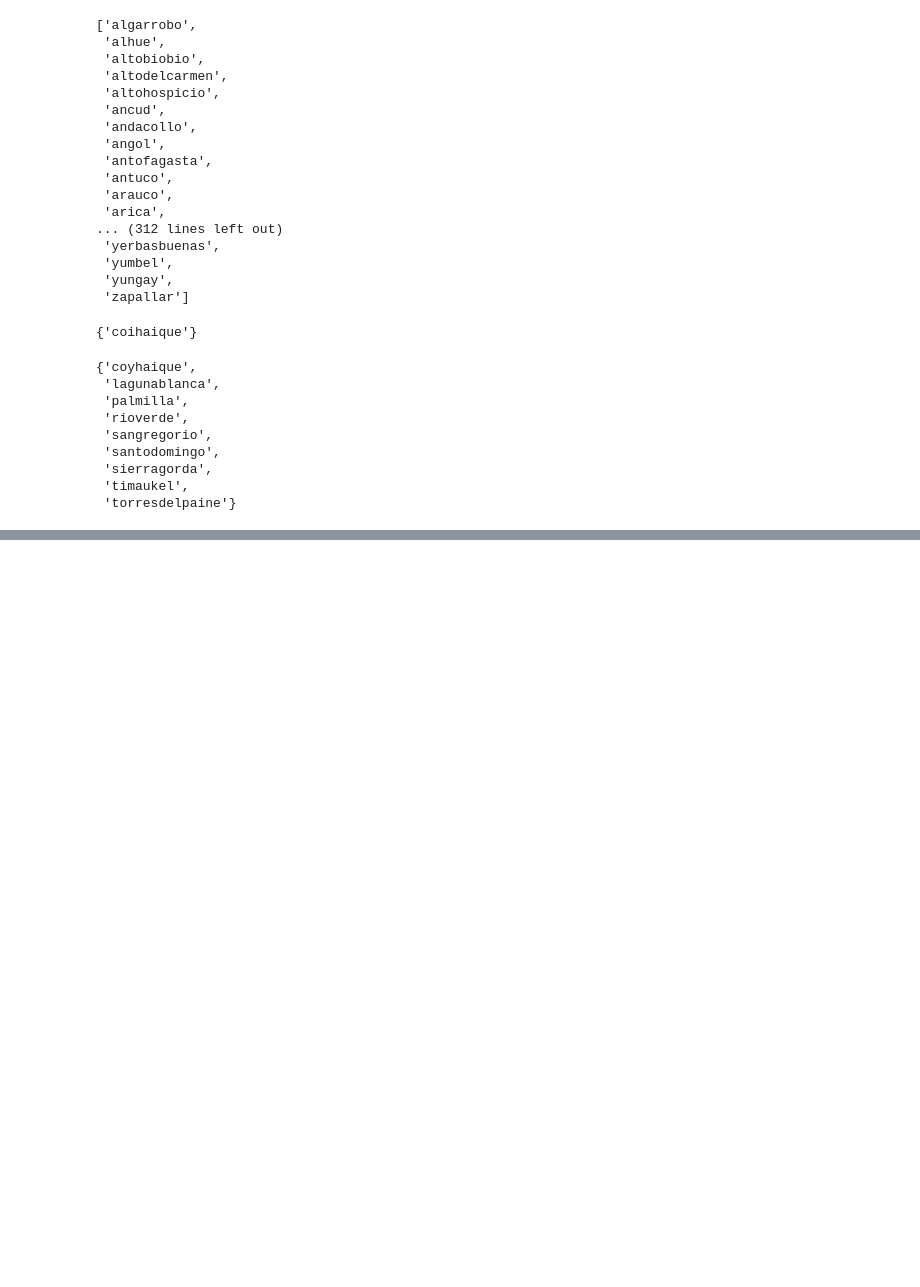
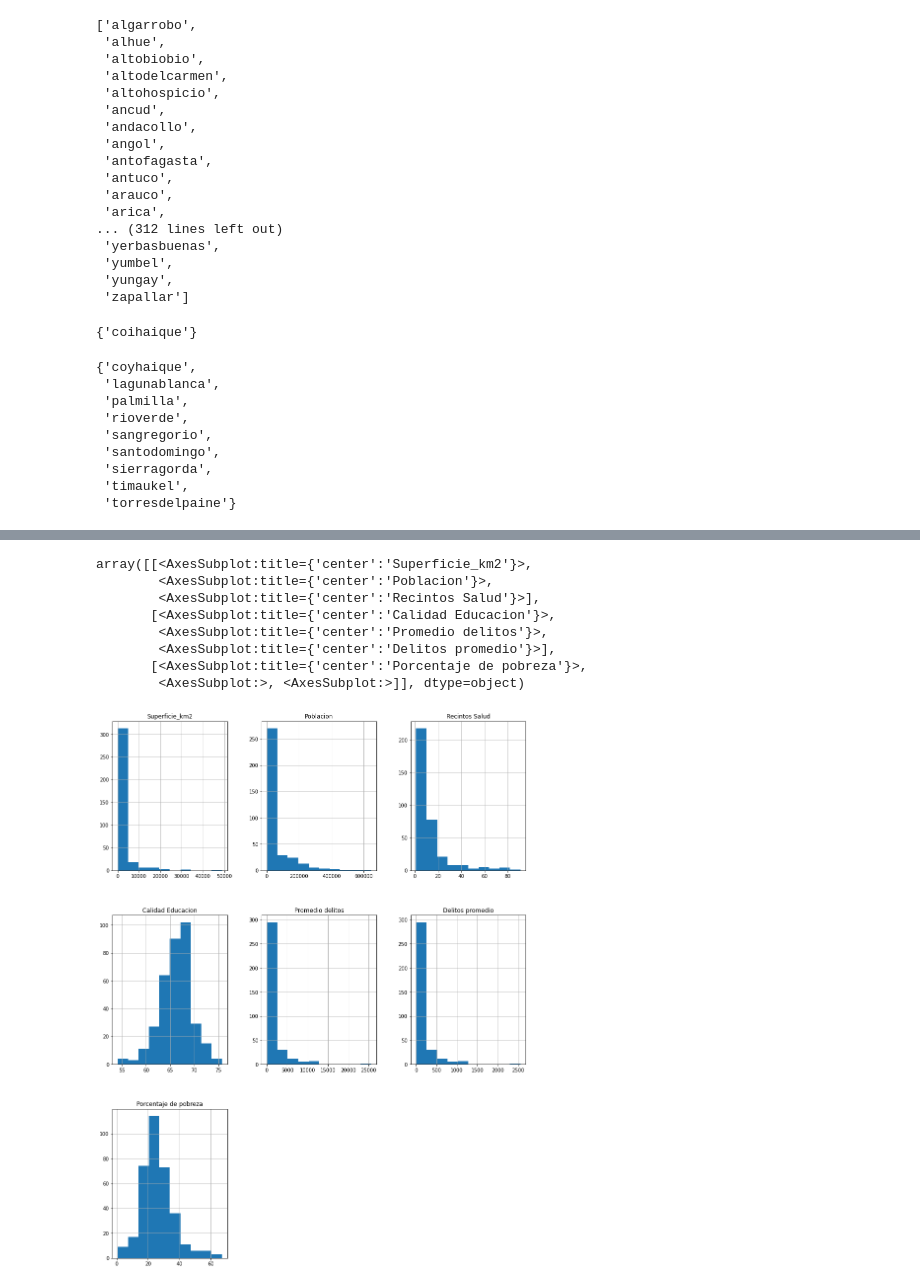
Before and after one commit to 08benja08p/Grupo-8-CDD, a Jupyter notebook: Proyecto/Proyecto_CDD.ipynb, the cells around one changed output, grey strips where cells are left out. Saved outputs shown, nothing was run; the diff lists cells and outputs as text; code cells hidden in the pictures; blank space fills up the shorter version.

```diff
--- a/Proyecto/Proyecto_CDD.ipynb
+++ b/Proyecto/Proyecto_CDD.ipynb
@@ -771,0 +840,16 @@ None
+# %%
+import matplotlib.pyplot as plt
+
+fig = plt.figure(figsize = (15,20))
+ax = fig.gca()
+data_resumen.hist(ax = ax)
+# %% [output]
+array([[<AxesSubplot:title={'center':'Superficie_km2'}>,
+        <AxesSubplot:title={'center':'Poblacion'}>,
+        <AxesSubplot:title={'center':'Recintos Salud'}>],
+       [<AxesSubplot:title={'center':'Calidad Educacion'}>,
+        <AxesSubplot:title={'center':'Promedio delitos'}>,
+        <AxesSubplot:title={'center':'Delitos promedio'}>],
+       [<AxesSubplot:title={'center':'Porcentaje de pobreza'}>,
+        <AxesSubplot:>, <AxesSubplot:>]], dtype=object)
+[figure, added]
```
Also changed, not shown: parts of 16 cells of this notebook.
